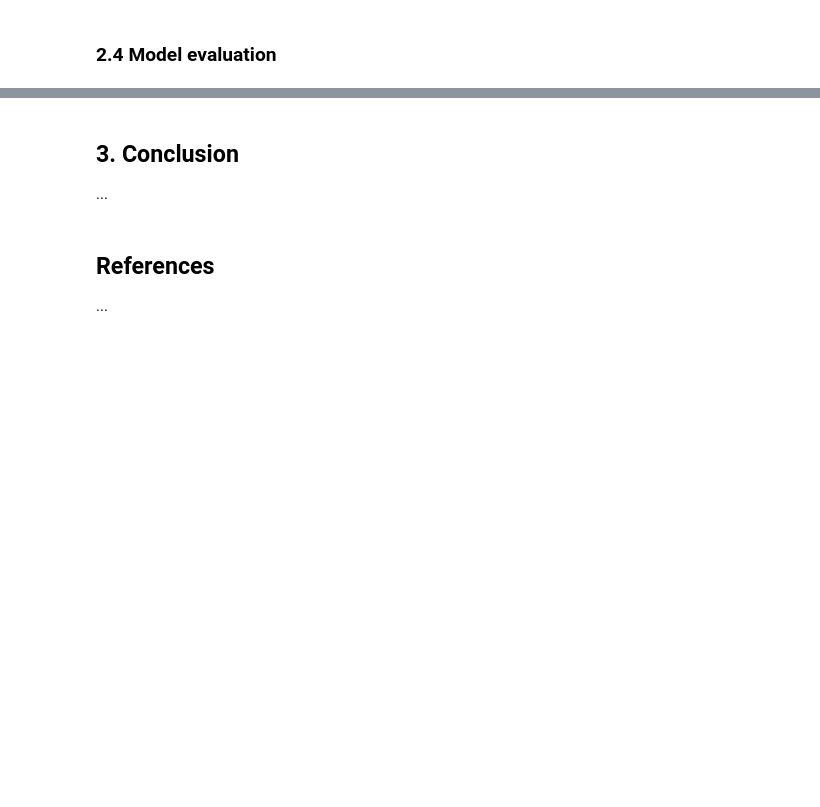
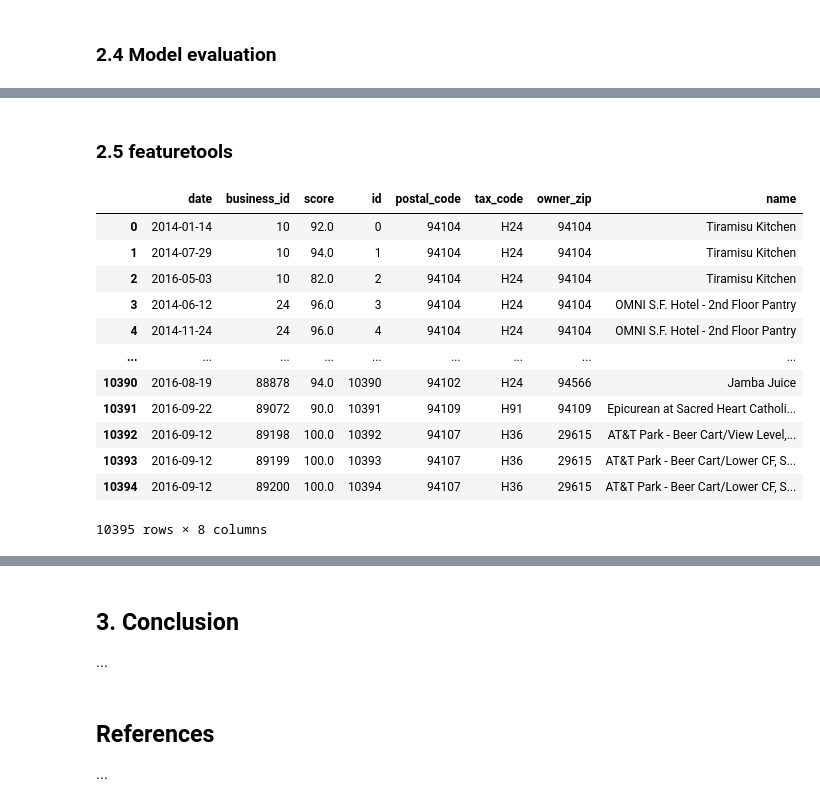
Before and after one commit to getml/getml-demo, a Jupyter notebook: sfscores.ipynb, the cells around one changed output, grey strips where cells are left out. Drawn from its saved outputs; the diff is of its cells as text; code cells hidden in the pictures; blank space fills up the shorter version.

```diff
--- a/sfscores.ipynb
+++ b/sfscores.ipynb
@@ -607,0 +543,32 @@ RelMT: Building features...
+# %% [markdown]
+### 2.5 featuretools
+# %%
+population_train_pd = star_schema.train.population.to_pandas()
+population_test_pd = star_schema.test.population.to_pandas()
+# %%
+inspections_pd = inspections.drop(inspections.unused_names).to_pandas()
+violations_pd = violations.drop(violations.unused_names).to_pandas()
+businesses_pd = businesses.drop(businesses.unused_names).to_pandas()
+# %%
+population_train_pd["id"] = population_train_pd.index
+
+population_train_pd = population_train_pd.merge(
+    businesses_pd,
+    on="business_id"
+)
+
+population_train_pd
+# %% [output]
+|  | date | business_id | score | id | postal_code | tax_code | owner_zip | name |
+| 0 | 2014-01-14 | 10 | 92.0 | 0 | 94104 | H24 | 94104 | Tiramisu Kitchen |
+| 1 | 2014-07-29 | 10 | 94.0 | 1 | 94104 | H24 | 94104 | Tiramisu Kitchen |
+| 2 | 2016-05-03 | 10 | 82.0 | 2 | 94104 | H24 | 94104 | Tiramisu Kitchen |
+| 3 | 2014-06-12 | 24 | 96.0 | 3 | 94104 | H24 | 94104 | OMNI S.F. Hotel - 2nd Floor Pantry |
+| 4 | 2014-11-24 | 24 | 96.0 | 4 | 94104 | H24 | 94104 | OMNI S.F. Hotel - 2nd Floor Pantry |
+| ... | ... | ... | ... | ... | ... | ... | ... | ... |
+| 10390 | 2016-08-19 | 88878 | 94.0 | 10390 | 94102 | H24 | 94566 | Jamba Juice |
+| 10391 | 2016-09-22 | 89072 | 90.0 | 10391 | 94109 | H91 | 94109 | Epicurean at Sacred Heart Catholi... |
+| 10392 | 2016-09-12 | 89198 | 100.0 | 10392 | 94107 | H36 | 29615 | AT&T Park - Beer Cart/View Level,... |
+| 10393 | 2016-09-12 | 89199 | 100.0 | 10393 | 94107 | H36 | 29615 | AT&T Park - Beer Cart/Lower CF, S... |
+| 10394 | 2016-09-12 | 89200 | 100.0 | 10394 | 94107 | H36 | 29615 | AT&T Park - Beer Cart/Lower CF, S... |
+10395 rows × 8 columns
```
Also changed, not shown: parts of 37 cells of this notebook.
